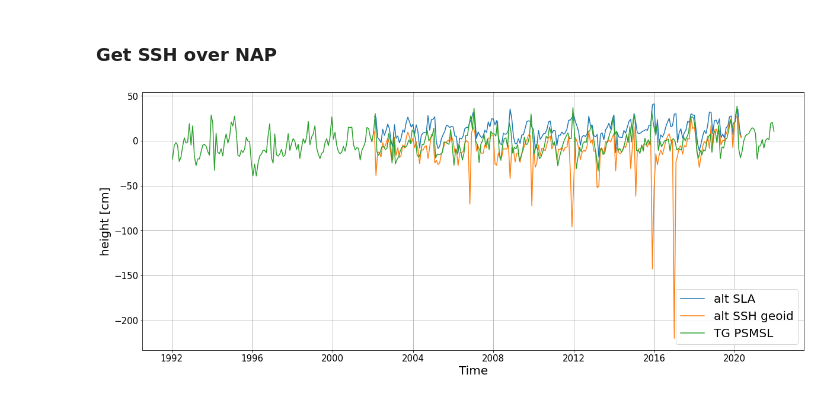
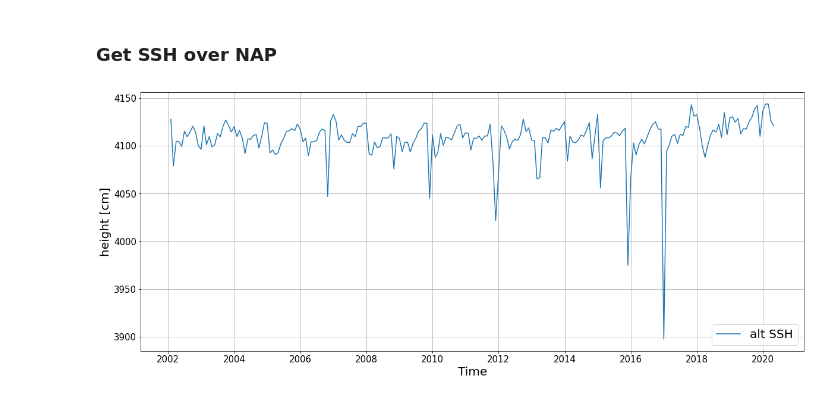
Before and after one commit to 3enedix/P1-data-combination-code, a Jupyter notebook: altimetry/compare_altimetry_vs_TG.ipynb, the cells around one changed output. Drawn from its saved outputs; the diff is of its cells as text; code cells hidden in the pictures.

```diff
--- a/altimetry/compare_altimetry_vs_TG.ipynb
+++ b/altimetry/compare_altimetry_vs_TG.ipynb
@@ -253,7 +253,7 @@ tg_northsea_overlap['corr_vlm[cm]'] = gnss_at_tg_time_overlap * 100
 Estimate the seasonal signal and trend from the available GNSS data 03.11.1996 - 01.01.2022 with least squares. Use this function as VLM correction for the first four years.
 # %%
 # GNSS time in decimal years
-t = CD_helper_functions.datatime_to_decimal_numbers(gnss_data.index)
+t = CD_helper_functions.datetime_to_decimal_numbers(gnss_data.index)
 # GNSS observations
 l = gnss_data['height[m]']
 # frequency
@@ -430,6 +430,6 @@ fes: 4.0755
 # %%
 # PSMSL tide gauge
-x = CD_helper_functions.datatime_to_decimal_numbers(tg_psmsl.index)
+x = CD_helper_functions.datetime_to_decimal_numbers(tg_psmsl.index)
 trend_psmsl = CD_statistics.compute_trend(x, tg_psmsl['ssh_ib_vlm'].values*10)
 print('PSMSL:', trend_psmsl)
 # %% [output]
@@ -981,12 +952,13 @@ geoid_on_alt_mean = interpn((geoid_lon, geoid_lat), heights, (alt_loc_mean.x, al
 alt_ex_monthly_av['ssh_geoid_monthly_av[m]'] = alt_ex_monthly_av['ssh_monthly_av[m]'] - geoid_on_alt_mean
 # %%
 fig, ax = plt.subplots(figsize=(20,8))
-ax.plot(alt_ex_monthly_av['sla_monthly_av[m]']*100, label='alt SLA')
-ax.plot(alt_ex_monthly_av['ssh_geoid_monthly_av[m]']*100, label='alt SSH geoid')
-ax.plot(tg_psmsl['ssh_ib_vlm'], label='TG PSMSL')
+# ax.plot(alt_ex_monthly_av['sla_monthly_av[m]']*100, label='alt SLA')
+# ax.plot(alt_ex_monthly_av['ssh_geoid_monthly_av[m]']*100, label='alt SSH-geoid')
+ax.plot(alt_ex_monthly_av['ssh_monthly_av[m]']*100, label='alt SSH')
+# ax.plot(tg_psmsl['ssh_ib_vlm'], label='TG PSMSL')
 ax.legend(loc='lower right')
 ax.set_xlabel('Time')
 ax.set_ylabel('height [cm]')
 ax.grid()
 # %% [output]
-[figure, old version]
+[figure, new version]
```
Also changed, not shown: parts of 13 cells of this notebook.
